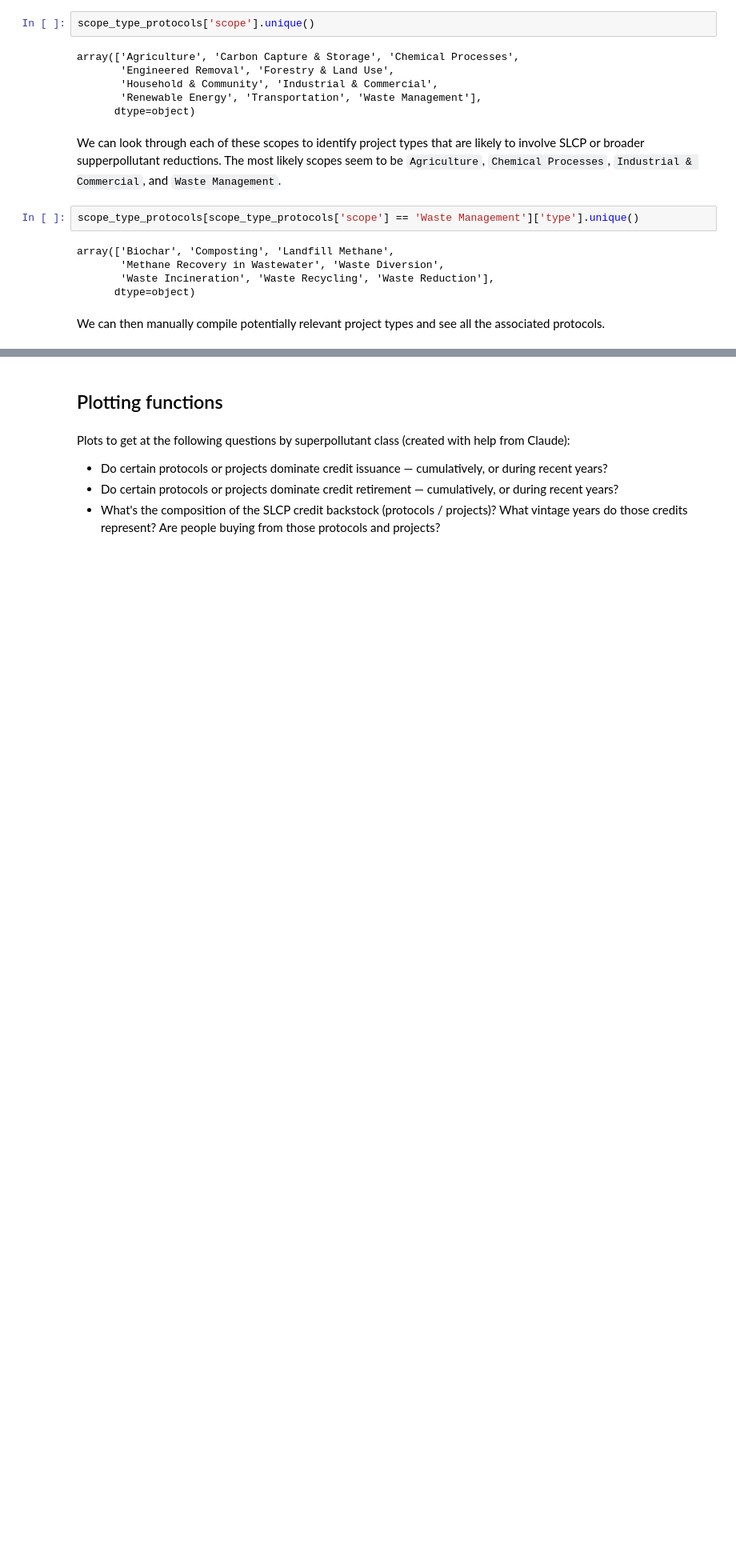
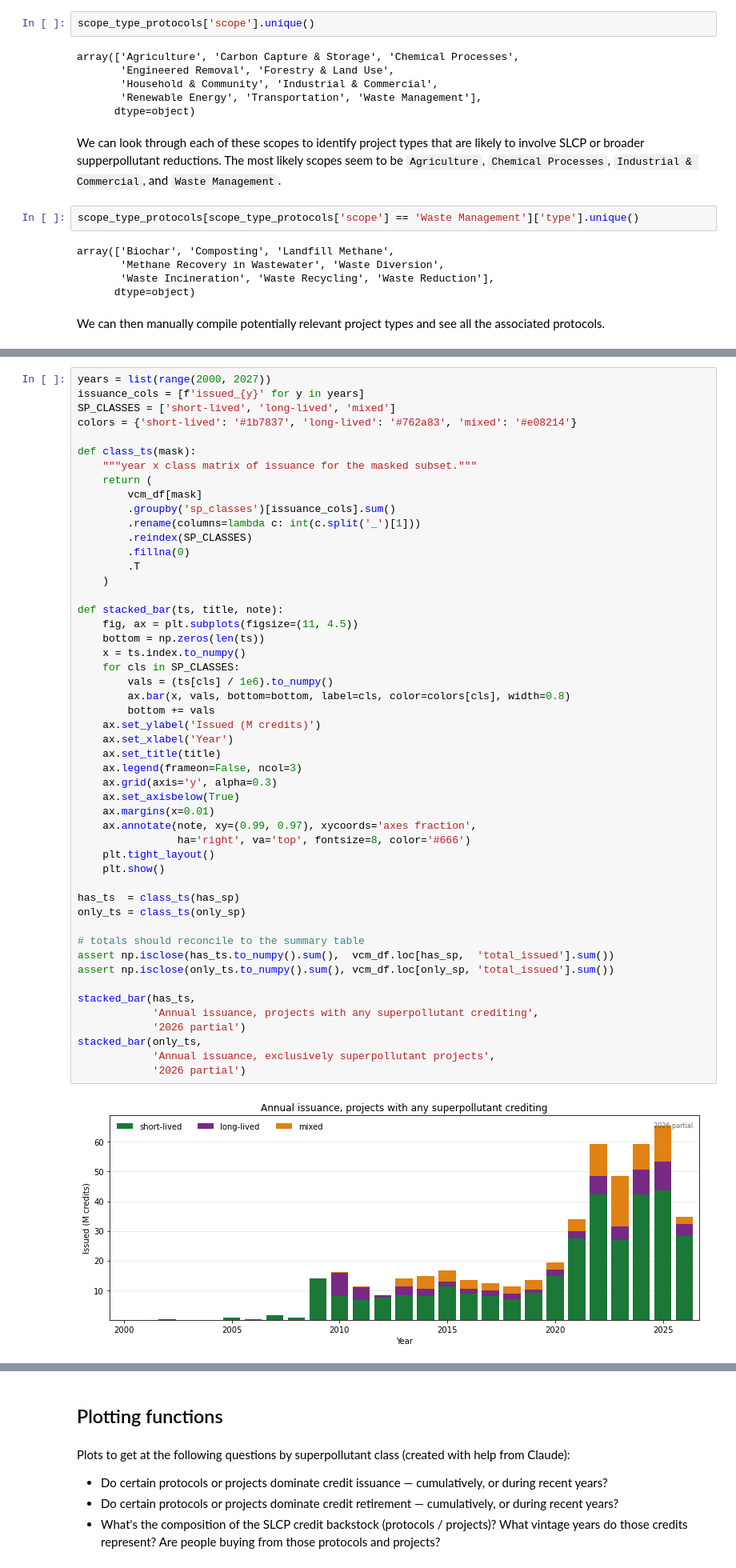
Before and after one commit to carbonplan/slcp-offsetting, a Jupyter notebook: notebooks/04-vcm-slcp-analysis.ipynb, the cells around one changed output, grey strips where cells are left out. Shown at 80% size. Cells and saved outputs as stored; diff of their text form; blank space fills up the shorter version.

```diff
--- a/notebooks/04-vcm-slcp-analysis.ipynb
+++ b/notebooks/04-vcm-slcp-analysis.ipynb
@@ -465,0 +418,52 @@ plt.show()
+# %%
+years = list(range(2000, 2027))
+issuance_cols = [f'issued_{y}' for y in years]
+SP_CLASSES = ['short-lived', 'long-lived', 'mixed']
+colors = {'short-lived': '#1b7837', 'long-lived': '#762a83', 'mixed': '#e08214'}
+
+def class_ts(mask):
+    """year x class matrix of issuance for the masked subset."""
+    return (
+        vcm_df[mask]
+        .groupby('sp_classes')[issuance_cols].sum()
+        .rename(columns=lambda c: int(c.split('_')[1]))
+        .reindex(SP_CLASSES)
+        .fillna(0)
+        .T
+    )
+
+def stacked_bar(ts, title, note):
+    fig, ax = plt.subplots(figsize=(11, 4.5))
+    bottom = np.zeros(len(ts))
+    x = ts.index.to_numpy()
+    for cls in SP_CLASSES:
+        vals = (ts[cls] / 1e6).to_numpy()
+        ax.bar(x, vals, bottom=bottom, label=cls, color=colors[cls], width=0.8)
+        bottom += vals
+    ax.set_ylabel('Issued (M credits)')
+    ax.set_xlabel('Year')
+    ax.set_title(title)
+    ax.legend(frameon=False, ncol=3)
+    ax.grid(axis='y', alpha=0.3)
+    ax.set_axisbelow(True)
+    ax.margins(x=0.01)
+    ax.annotate(note, xy=(0.99, 0.97), xycoords='axes fraction',
+                ha='right', va='top', fontsize=8, color='#666')
+    plt.tight_layout()
+    plt.show()
+
+has_ts  = class_ts(has_sp)
+only_ts = class_ts(only_sp)
+
+# totals should reconcile to the summary table
+assert np.isclose(has_ts.to_numpy().sum(),  vcm_df.loc[has_sp,  'total_issued'].sum())
+assert np.isclose(only_ts.to_numpy().sum(), vcm_df.loc[only_sp, 'total_issued'].sum())
+
+stacked_bar(has_ts,
+            'Annual issuance, projects with any superpollutant crediting',
+            '2026 partial')
+stacked_bar(only_ts,
+            'Annual issuance, exclusively superpollutant projects',
+            '2026 partial')
+# %% [output]
+[figure, added]
```
Also changed, not shown: parts of 35 cells of this notebook, 3 other files.
